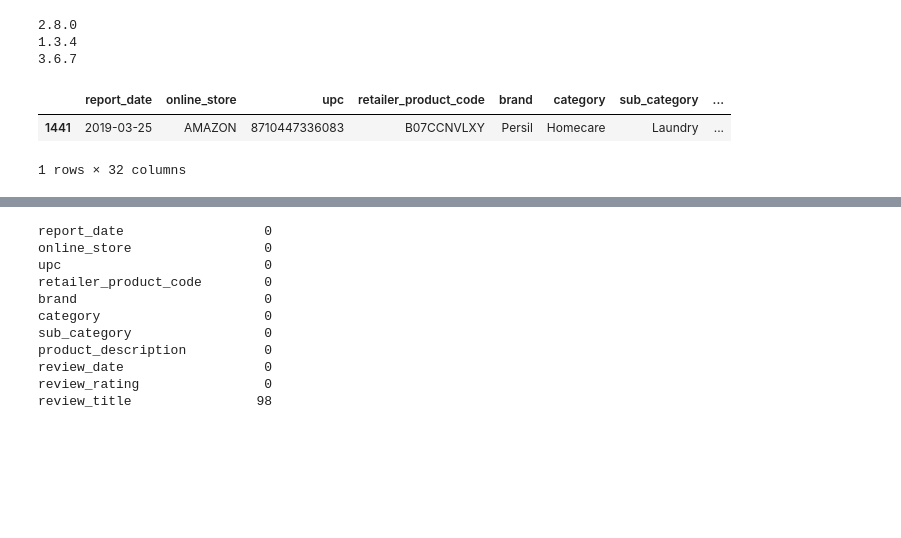
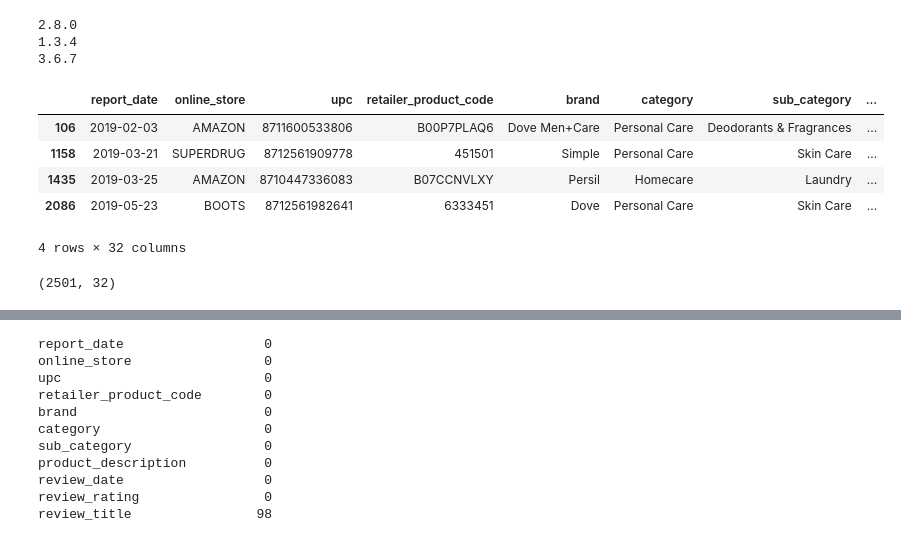
Before and after one commit to qSergio/cranky-text-analysis, a Jupyter notebook: eda_examples/EDA_example1.ipynb, the cells around one changed output, grey strips where cells are left out. Cells and saved outputs as stored; diff of their text form; code cells hidden in the pictures; blank space fills up the shorter version.

```diff
--- a/eda_examples/EDA_example1.ipynb
+++ b/eda_examples/EDA_example1.ipynb
@@ -45,8 +37,15 @@ pd.set_option('max_colwidth', None)
 # %%
 df = pd.read_excel('review-details.xlsx', engine = 'openpyxl')#, usecols= ['review_title', 'review_text', 'review_rating'])
 # %%
-df.sample()
+df.sample(4)
 # %% [output]
 |  | report_date | online_store | upc | retailer_product_code | brand | category | sub_category | ... |
-| 1441 | 2019-03-25 | AMAZON | 8710447336083 | B07CCNVLXY | Persil | Homecare | Laundry | ... |
+| 106 | 2019-02-03 | AMAZON | 8711600533806 | B00P7PLAQ6 | Dove Men+Care | Personal Care | Deodorants & Fragrances | ... |
+| 1158 | 2019-03-21 | SUPERDRUG | 8712561909778 | 451501 | Simple | Personal Care | Skin Care | ... |
+| 1435 | 2019-03-25 | AMAZON | 8710447336083 | B07CCNVLXY | Persil | Homecare | Laundry | ... |
+| 2086 | 2019-05-23 | BOOTS | 8712561982641 | 6333451 | Dove | Personal Care | Skin Care | ... |
-1 rows × 32 columns
+4 rows × 32 columns
+# %%
+df.shape
+# %% [output]
+(2501, 32)
```
Also changed, not shown: parts of 18 cells of this notebook, 2 other files.
